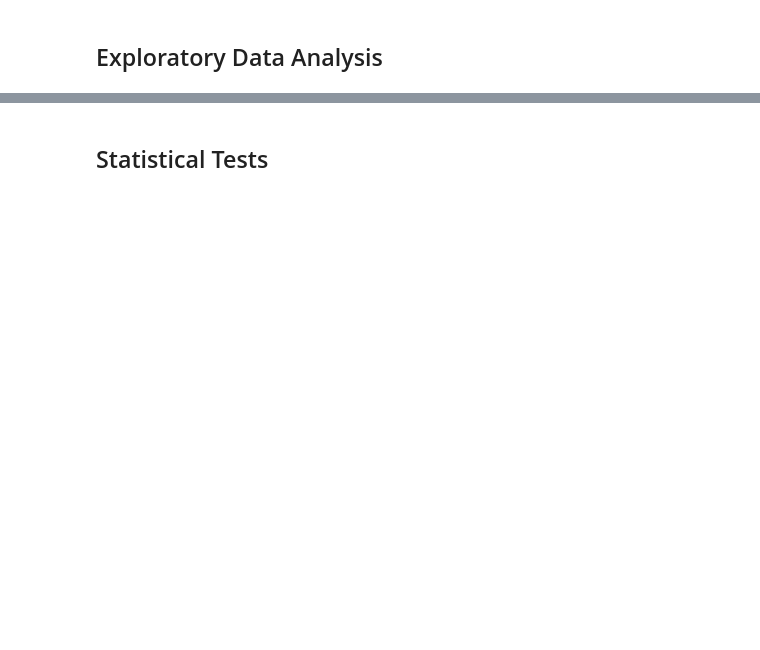
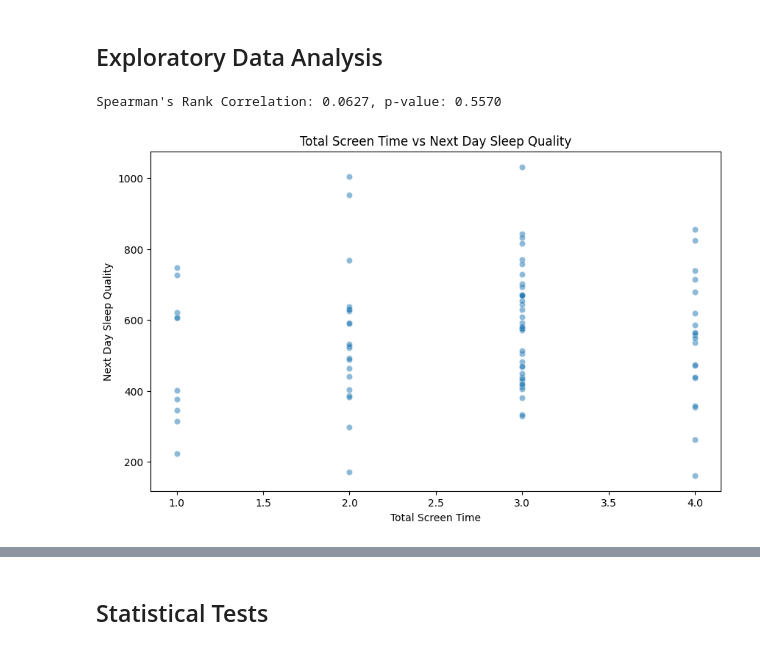
Before and after one commit to machiwao/CCDATSCL_PROJECT, a Jupyter notebook: CCDATSCL_Project_Code Implementation.ipynb, the cells around one changed output, grey strips where cells are left out. Drawn from its saved outputs; the diff is of its cells as text; code cells hidden in the pictures; blank space fills up the shorter version.

```diff
--- a/CCDATSCL_Project_Code Implementation.ipynb
+++ b/CCDATSCL_Project_Code Implementation.ipynb
@@ -87,0 +144,16 @@ np.int64(0)
+# %%
+# Create target feature for sleep quality by shifting Sleep Quality by -1 day
+df['SleepQualityNextDay'] = df['Sleep Quality'].shift(-1)
+df['SleepDurationNextDay'] = df['SleepDurationMinutes'].shift(-1)
+# %%
+# Create a feature for Interactive Screen Time by summing up Gaming and Social Media Screen Time
+df['InteractiveScreenTime'] = df['Games Usage'] + df['Social Media Usage']
+df['NonInteractiveScreenTime'] = df['Video App Usage']
+# %%
+# Drop Total Number of Notifications and Total Number of Unlocks, as they may not be relevant to the analysis
+df.drop(columns=['Total Number of Notifications', 'Total Number of Unlocks'], inplace=True)
+df.drop(columns=['0 to 6', '6 to 12', '12 to 18', '18 to 24'], inplace=True)
+df.drop(columns=['Social Media Usage', 'Games Usage', 'Video App Usage'], inplace=True)
+# %%
+# Create Feature for High and Low Evening Screen Time. Low is <120 mins, High is >=120 mins
+df['Evening Screen Time Category'] = df['Estimated_PreSleep_3hr'].apply(lambda x: 'Low' if x <= 120 else 'High')
@@ -88,2 +180,16 @@ np.int64(0)
 # %% [markdown]
 ## Exploratory Data Analysis
+# %%
+# Print Spearman's Rank Correlation between Total Screen Time and Target_Sleep_Quality
+spearman_corr, p_value = stats.spearmanr(df['Total Screen Time'], df['SleepQualityNextDay'], nan_policy='omit')
+print(f"Spearman's Rank Correlation: {spearman_corr:.4f}, p-value: {p_value:.4f}")
+# Jitter Scatter Plot with for Total Screen Time and Target_Sleep_Quality
+plt.figure(figsize=(10, 6))
+sns.scatterplot(y='Total Screen Time', x='SleepQualityNextDay', data=df, alpha=0.5)
+plt.title('Total Screen Time vs Next Day Sleep Quality')
+plt.xlabel('Total Screen Time')
+plt.ylabel('Next Day Sleep Quality')
+plt.show()
+# %% [output]
+Spearman's Rank Correlation: 0.0627, p-value: 0.5570
+[figure, added]
```
Also changed, not shown: parts of 23 cells of this notebook, 1 other file.
